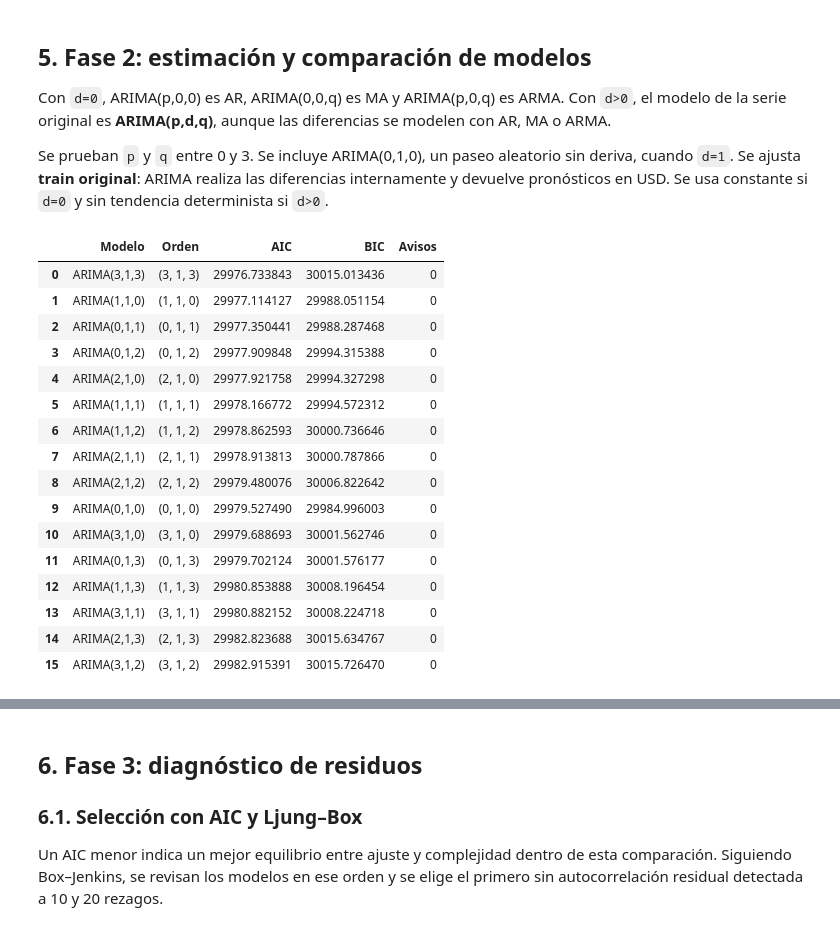
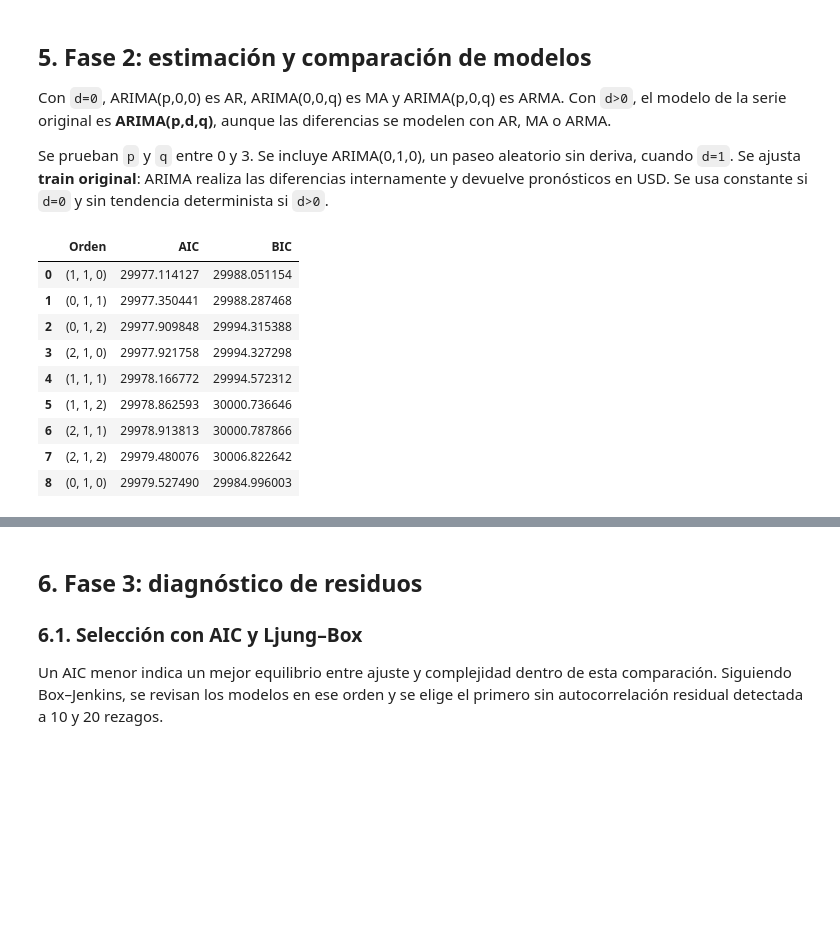
Before and after one commit to 23-Andres-QC/MineriaAvanzada, a Jupyter notebook: practica01.ipynb, the cells around one changed output, grey strips where cells are left out. Drawn from its saved outputs; the diff is of its cells as text; code cells hidden in the pictures; blank space fills up the shorter version.

Commit message:
Simplificar practica01 y pruebas Box-Jenkins

```diff
--- a/practica01.ipynb
+++ b/practica01.ipynb
@@ -199,15 +156,9 @@ Se busca coincidencia entre ambas pruebas. Si discrepan, el resultado no es conc
 # %%
-def probar_estacionariedad(x, nombre, orden):
-    with warnings.catch_warnings():
-        warnings.simplefilter('ignore', InterpolationWarning)
-        warnings.simplefilter('ignore', FutureWarning)
-        adf = adfuller(x.dropna(), regression='c', autolag='AIC')
-        resultado_kpss = kpss(x.dropna(), regression='c', nlags='auto')
-    compatible = adf[1] < alpha and resultado_kpss[1] >= alpha
-    return {'Serie': nombre, 'd': orden, 'ADF': adf[0], 'p_ADF': adf[1],
-            'KPSS': resultado_kpss[0], 'p_KPSS': resultado_kpss[1],
-            'Compatible': compatible}
-
-prueba_original = probar_estacionariedad(train, 'Original', 0)
-display(pd.DataFrame([prueba_original]))
+def prueba_adf(x, nombre):
+    r = adfuller(x.dropna(), autolag='AIC')
+    print(f'{nombre}: ADF={r[0]:.4f}; p-valor={r[1]:.4f};', 'estacionaria' if r[1] < alpha else 'no estacionaria')
+    return r[1]
+corte = int(len(serie) * 0.8)
+train, test = serie.iloc[:corte], serie.iloc[corte:]
+p0 = prueba_adf(train, 'Original')
 # %% [output]
@@ -292,64 +221,32 @@ Con `d=0`, ARIMA(p,0,0) es AR, ARIMA(0,0,q) es MA y ARIMA(p,0,q) es ARMA. Con `d
 
 Se prueban `p` y `q` entre 0 y 3. Se incluye ARIMA(0,1,0), un paseo aleatorio sin deriva, cuando `d=1`. Se ajusta **train original**: ARIMA realiza las diferencias internamente y devuelve pronósticos en USD. Se usa constante si `d=0` y sin tendencia determinista si `d>0`.
 # %%
-def nombre_modelo(p, d, q):
-    if d > 0:
-        return f'ARIMA({p},{d},{q})'
-    if p > 0 and q == 0:
-        return f'AR({p})'
-    if p == 0 and q > 0:
-        return f'MA({q})'
-    if p > 0 and q > 0:
-        return f'ARMA({p},{q})'
-    return 'Media constante'
-
-modelos = {}
-resultados = []
-descartados = []
-tendencia = 'c' if d == 0 else 'n'
-
-for p in range(4):
-    for q in range(4):
+modelos, resultados = {}, []
+trend = 'c' if d == 0 else 'n'
+for p in range(3):
+    for q in range(3):
         orden = (p, d, q)
         try:
-            with warnings.catch_warnings(record=True) as avisos:
-                ajuste = ARIMA(train, order=orden, trend=tendencia).fit(
-                    method_kwargs={'maxiter': 200})
-            if not ajuste.mle_retvals.get('converged', False):
-                descartados.append((orden, 'No convergió'))
-                continue
-            if not np.isfinite([ajuste.aic, ajuste.bic]).all():
-                descartados.append((orden, 'AIC o BIC no finito'))
-                continue
-            modelos[orden] = ajuste
-            resultados.append({'Modelo': nombre_modelo(*orden), 'Orden': orden,
-                               'AIC': ajuste.aic, 'BIC': ajuste.bic,
-                               'Avisos': len(avisos)})
-        except (ValueError, np.linalg.LinAlgError) as error:
-            descartados.append((orden, str(error)))
-
-if not resultados:
-    raise ValueError('Ningún modelo pudo estimarse correctamente.')
-
+            ajuste = ARIMA(train, order=orden, trend=trend).fit()
+            if np.isfinite(ajuste.aic):
+                modelos[orden] = ajuste
+                resultados.append({'Orden': orden, 'AIC': ajuste.aic, 'BIC': ajuste.bic})
+        except (ValueError, np.linalg.LinAlgError): pass
+if not resultados: raise ValueError('No se pudo ajustar ningún modelo.')
 comparacion = pd.DataFrame(resultados).sort_values('AIC').reset_index(drop=True)
 display(comparacion)
-if descartados:
-    display(pd.DataFrame(descartados, columns=['Orden descartado', 'Motivo']))
+orden_elegido = tuple(comparacion.loc[0, 'Orden'])
+modelo = modelos[orden_elegido]
+print('Modelo elegido por AIC: ARIMA', orden_elegido)
+nombre = f'ARIMA{orden_elegido}'
 # %% [output]
-|  | Modelo | Orden | AIC | BIC | Avisos |
-| 0 | ARIMA(3,1,3) | (3, 1, 3) | 29976.733843 | 30015.013436 | 0 |
-| 1 | ARIMA(1,1,0) | (1, 1, 0) | 29977.114127 | 29988.051154 | 0 |
-| 2 | ARIMA(0,1,1) | (0, 1, 1) | 29977.350441 | 29988.287468 | 0 |
-| 3 | ARIMA(0,1,2) | (0, 1, 2) | 29977.909848 | 29994.315388 | 0 |
-| 4 | ARIMA(2,1,0) | (2, 1, 0) | 29977.921758 | 29994.327298 | 0 |
-| 5 | ARIMA(1,1,1) | (1, 1, 1) | 29978.166772 | 29994.572312 | 0 |
-| 6 | ARIMA(1,1,2) | (1, 1, 2) | 29978.862593 | 30000.736646 | 0 |
-| 7 | ARIMA(2,1,1) | (2, 1, 1) | 29978.913813 | 30000.787866 | 0 |
-| 8 | ARIMA(2,1,2) | (2, 1, 2) | 29979.480076 | 30006.822642 | 0 |
-| 9 | ARIMA(0,1,0) | (0, 1, 0) | 29979.527490 | 29984.996003 | 0 |
-| 10 | ARIMA(3,1,0) | (3, 1, 0) | 29979.688693 | 30001.562746 | 0 |
-| 11 | ARIMA(0,1,3) | (0, 1, 3) | 29979.702124 | 30001.576177 | 0 |
-| 12 | ARIMA(1,1,3) | (1, 1, 3) | 29980.853888 | 30008.196454 | 0 |
-| 13 | ARIMA(3,1,1) | (3, 1, 1) | 29980.882152 | 30008.224718 | 0 |
-| 14 | ARIMA(2,1,3) | (2, 1, 3) | 29982.823688 | 30015.634767 | 0 |
-| 15 | ARIMA(3,1,2) | (3, 1, 2) | 29982.915391 | 30015.726470 | 0 |
+|  | Orden | AIC | BIC |
+| 0 | (1, 1, 0) | 29977.114127 | 29988.051154 |
+| 1 | (0, 1, 1) | 29977.350441 | 29988.287468 |
+| 2 | (0, 1, 2) | 29977.909848 | 29994.315388 |
+| 3 | (2, 1, 0) | 29977.921758 | 29994.327298 |
+| 4 | (1, 1, 1) | 29978.166772 | 29994.572312 |
+| 5 | (1, 1, 2) | 29978.862593 | 30000.736646 |
+| 6 | (2, 1, 1) | 29978.913813 | 30000.787866 |
+| 7 | (2, 1, 2) | 29979.480076 | 30006.822642 |
+| 8 | (0, 1, 0) | 29979.527490 | 29984.996003 |
```
Also changed, not shown: parts of 17 cells of this notebook.
